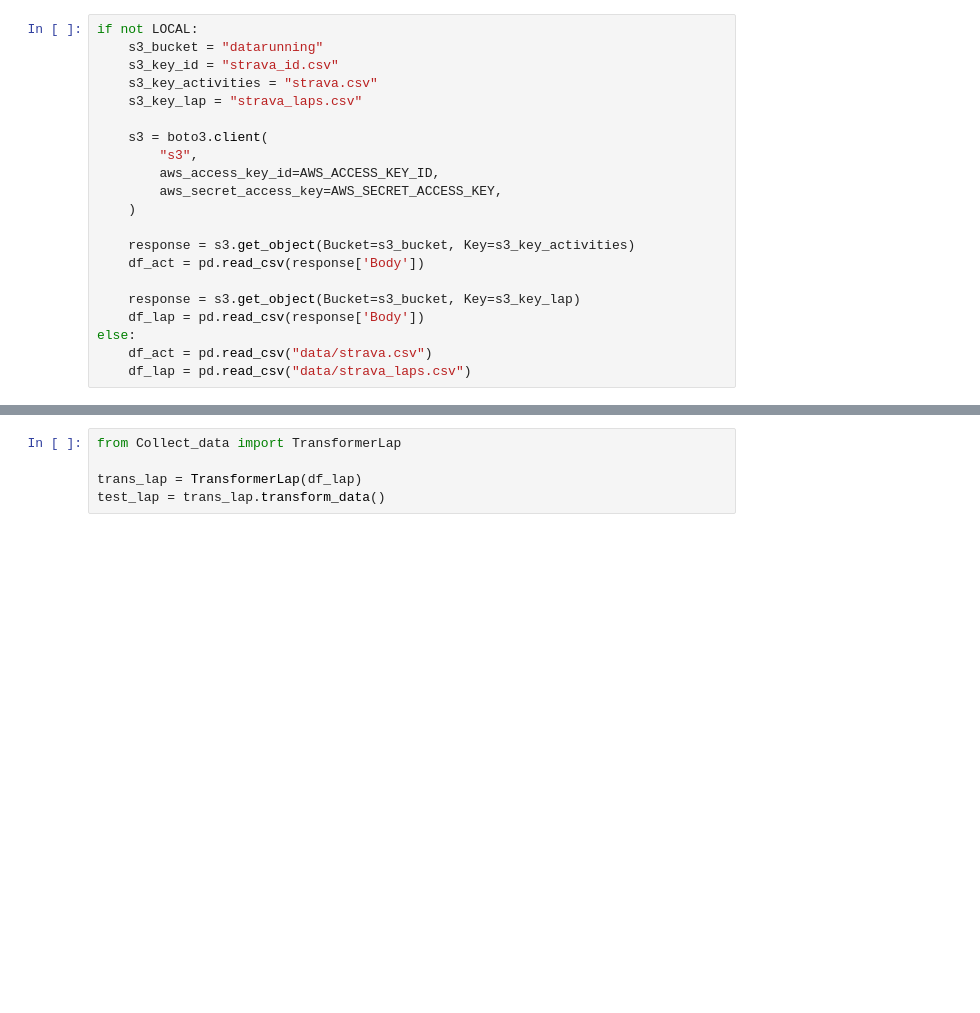
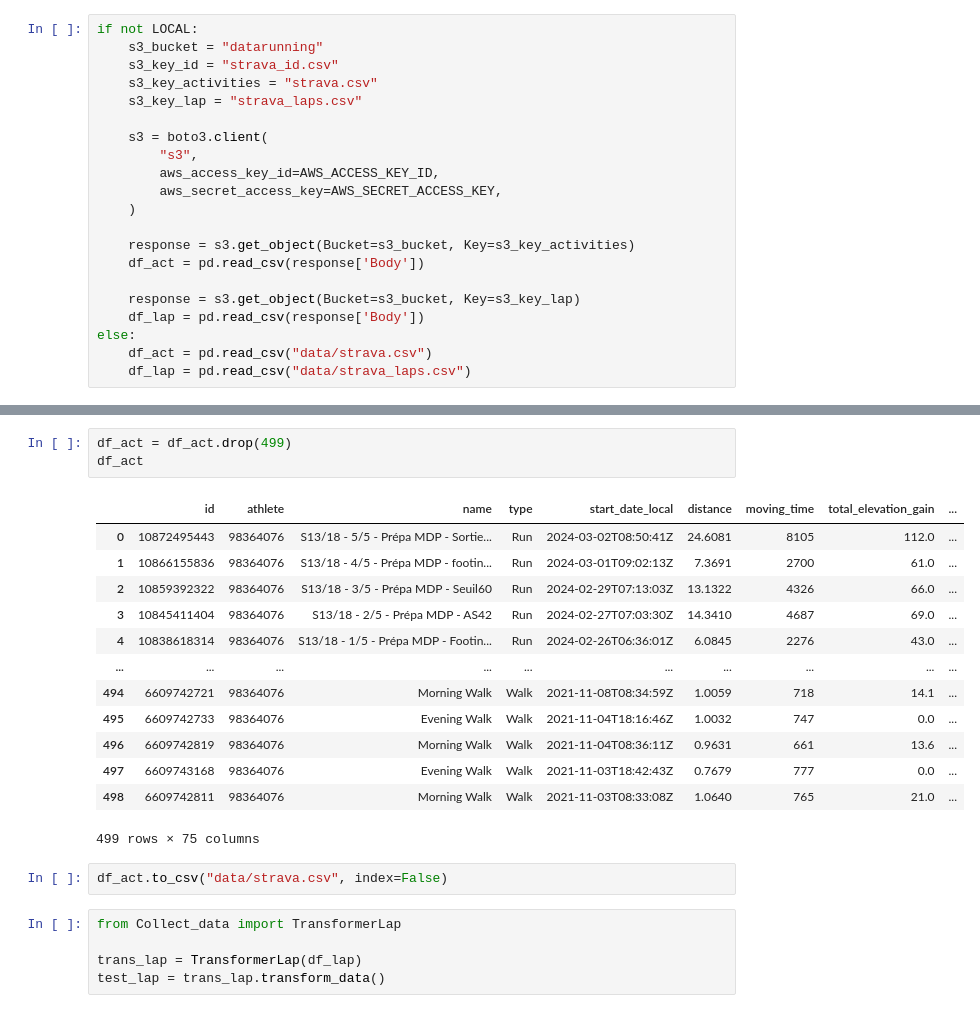
Before and after one commit to TheoCostes/SynchronizeRunningData, a Jupyter notebook: notebooks/2_create_analytics_visuals.ipynb, the cells around one changed output, grey strips where cells are left out. Drawn from its saved outputs; the diff is of its cells as text; blank space fills up the shorter version.

```diff
--- a/notebooks/2_create_analytics_visuals.ipynb
+++ b/notebooks/2_create_analytics_visuals.ipynb
@@ -67,3 +63,22 @@ test
+# %%
+df_act = df_act.drop(499)
+df_act
+# %% [output]
+|  | id | athlete | name | type | start_date_local | distance | moving_time | total_elevation_gain | ... |
+| 0 | 10872495443 | 98364076 | S13/18 - 5/5 - Prépa MDP - Sortie... | Run | 2024-03-02T08:50:41Z | 24.6081 | 8105 | 112.0 | ... |
+| 1 | 10866155836 | 98364076 | S13/18 - 4/5 - Prépa MDP - footin... | Run | 2024-03-01T09:02:13Z | 7.3691 | 2700 | 61.0 | ... |
+| 2 | 10859392322 | 98364076 | S13/18 - 3/5 - Prépa MDP - Seuil60 | Run | 2024-02-29T07:13:03Z | 13.1322 | 4326 | 66.0 | ... |
+| 3 | 10845411404 | 98364076 | S13/18 - 2/5 - Prépa MDP - AS42 | Run | 2024-02-27T07:03:30Z | 14.3410 | 4687 | 69.0 | ... |
+| 4 | 10838618314 | 98364076 | S13/18 - 1/5 - Prépa MDP - Footin... | Run | 2024-02-26T06:36:01Z | 6.0845 | 2276 | 43.0 | ... |
+| ... | ... | ... | ... | ... | ... | ... | ... | ... | ... |
+| 494 | 6609742721 | 98364076 | Morning Walk | Walk | 2021-11-08T08:34:59Z | 1.0059 | 718 | 14.1 | ... |
+| 495 | 6609742733 | 98364076 | Evening Walk | Walk | 2021-11-04T18:16:46Z | 1.0032 | 747 | 0.0 | ... |
+| 496 | 6609742819 | 98364076 | Morning Walk | Walk | 2021-11-04T08:36:11Z | 0.9631 | 661 | 13.6 | ... |
+| 497 | 6609743168 | 98364076 | Evening Walk | Walk | 2021-11-03T18:42:43Z | 0.7679 | 777 | 0.0 | ... |
+| 498 | 6609742811 | 98364076 | Morning Walk | Walk | 2021-11-03T08:33:08Z | 1.0640 | 765 | 21.0 | ... |
+499 rows × 75 columns
+# %%
+df_act.to_csv("data/strava.csv", index=False)
 # %%
 from Collect_data import TransformerLap
 
```
Also changed, not shown: parts of 2 cells of this notebook, 3 other files.
